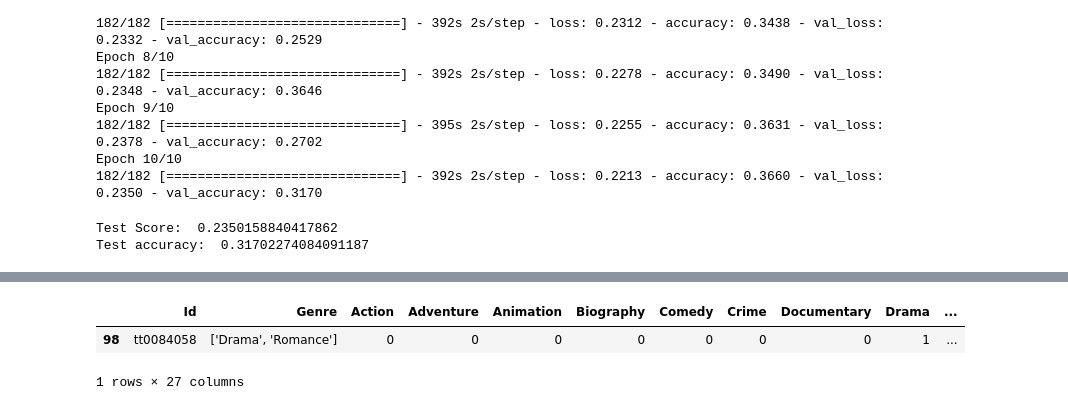
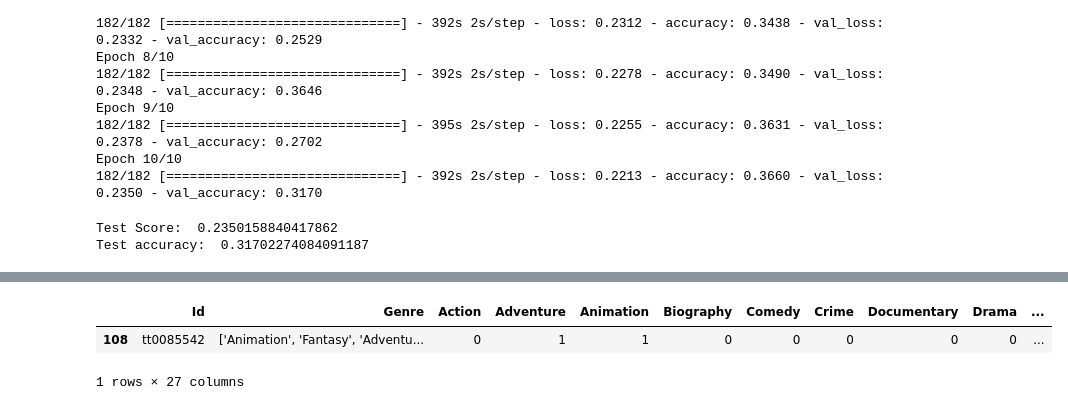
Before and after one commit to ChristheIm/CNN-Movie-Classification, a Jupyter notebook: movie_analysis.ipynb, the cells around one changed output, grey strips where cells are left out. Cells and saved outputs as stored; diff of their text form; code cells hidden in the pictures.

```diff
--- a/movie_analysis.ipynb
+++ b/movie_analysis.ipynb
@@ -195,6 +220,6 @@ Comedy
 # %%
-movies[movies['Id'] == 'tt0084058']
+movies[movies['Id'] == 'tt0085542']
 # %% [output]
 |  | Id | Genre | Action | Adventure | Animation | Biography | Comedy | Crime | Documentary | Drama | ... |
-| 98 | tt0084058 | ['Drama', 'Romance'] | 0 | 0 | 0 | 0 | 0 | 0 | 0 | 1 | ... |
+| 108 | tt0085542 | ['Animation', 'Fantasy', 'Adventu... | 0 | 1 | 1 | 0 | 0 | 0 | 0 | 0 | ... |
 1 rows × 27 columns
```
Also changed, not shown: parts of 6 cells of this notebook, 1 other file.
